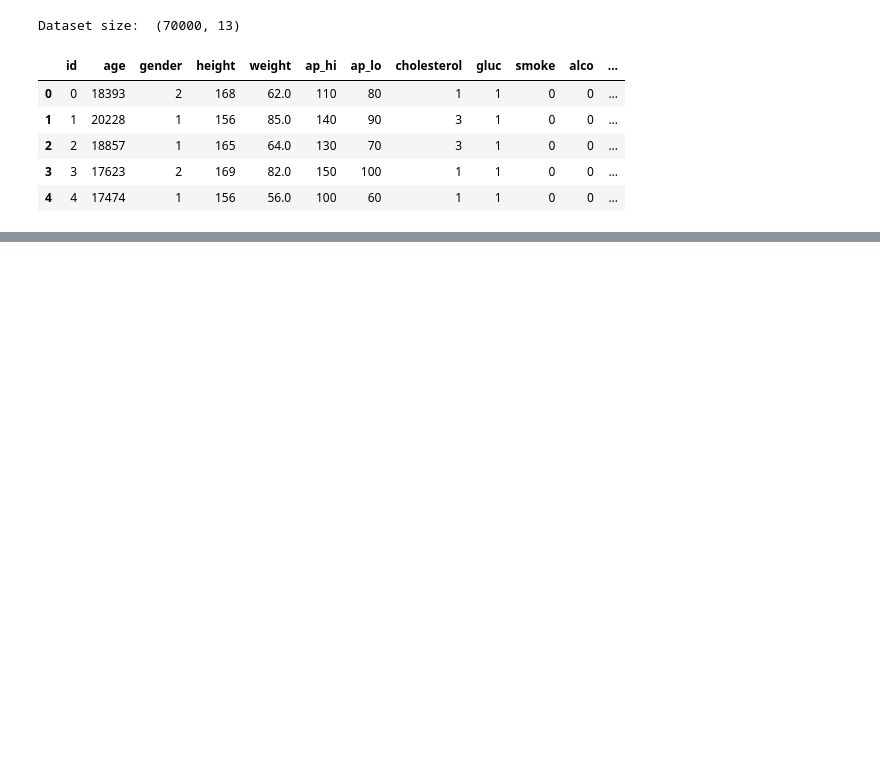
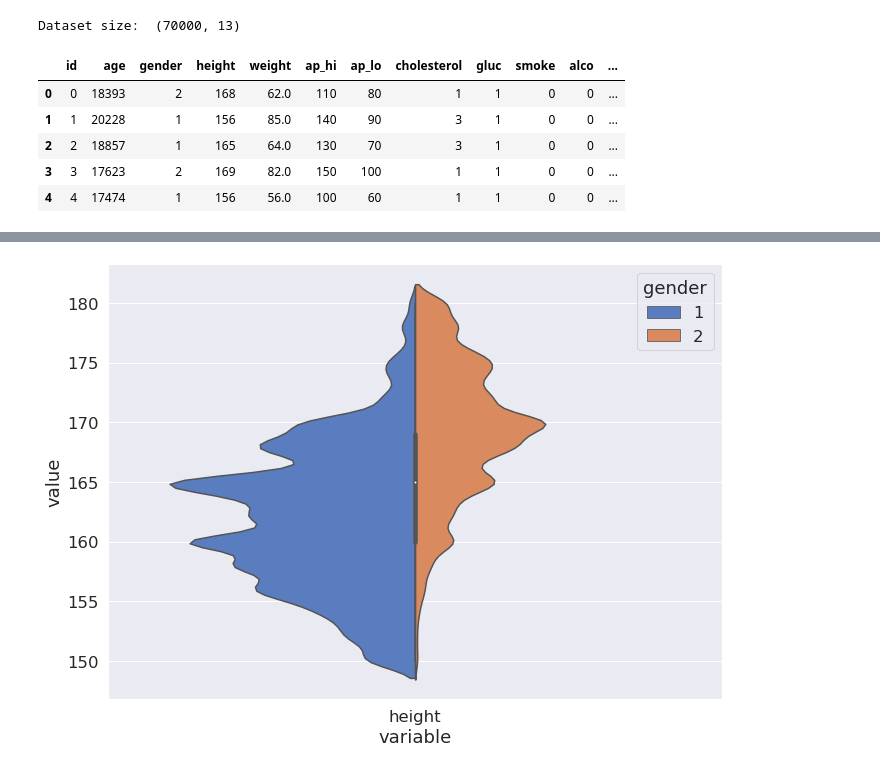
Before and after one commit to mathamateur/mlcourse.ai_assignments, a Jupyter notebook: MLcourse_21_a.ipynb, the cells around one changed output, grey strips where cells are left out. Cells and saved outputs as stored; diff of their text form; code cells hidden in the pictures; blank space fills up the shorter version.

```diff
--- a/MLcourse_21_a.ipynb
+++ b/MLcourse_21_a.ipynb
@@ -39,0 +224,8 @@ pd.read_csv?
+# %%
+filtered_df = df[(df['ap_lo'] < df['ap_hi']) &
+        (df['height'].quantile(.025) <= df['height']) &
+        (df['height'] <= df['height'].quantile(.975)) &
+        (df['weight'].quantile(.025) <= df['weight']) &
+        (df['weight'] <= df['weight'].quantile(.975))]
+print(filtered_df.shape)
+filtered_df.head()
@@ -39,0 +255,5 @@ pd.read_csv?
+# %%
+df_new = pd.melt(filtered_df, value_vars=['height'], id_vars='gender')
+sns.violinplot(x='variable', y='value', hue='gender', palette='muted', split=True, data=df_new, scale='count', scale_hue=False);
+# %% [output]
+[figure, added]
```
Also changed, not shown: parts of 28 cells of this notebook.
